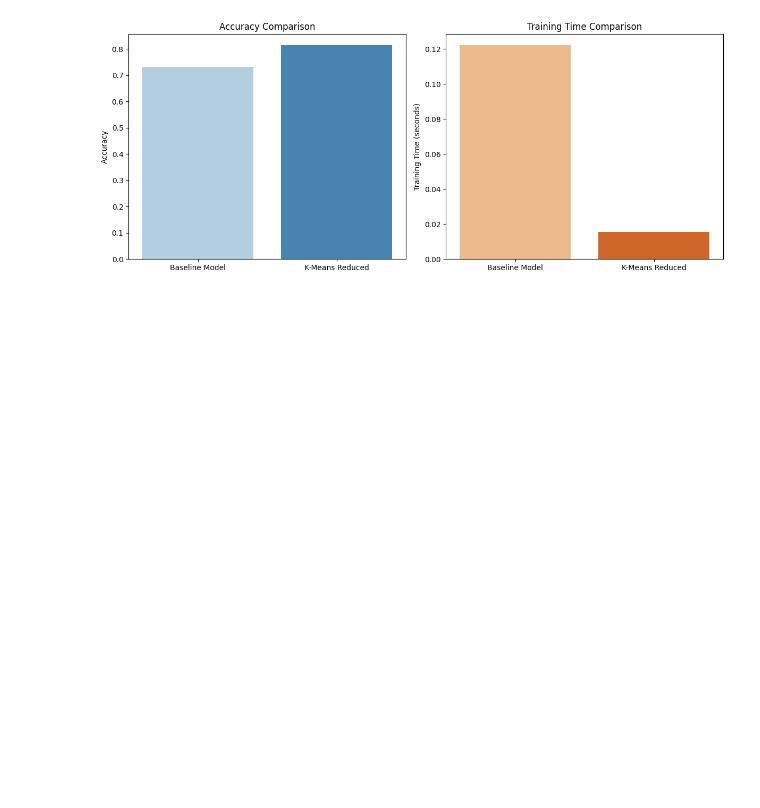
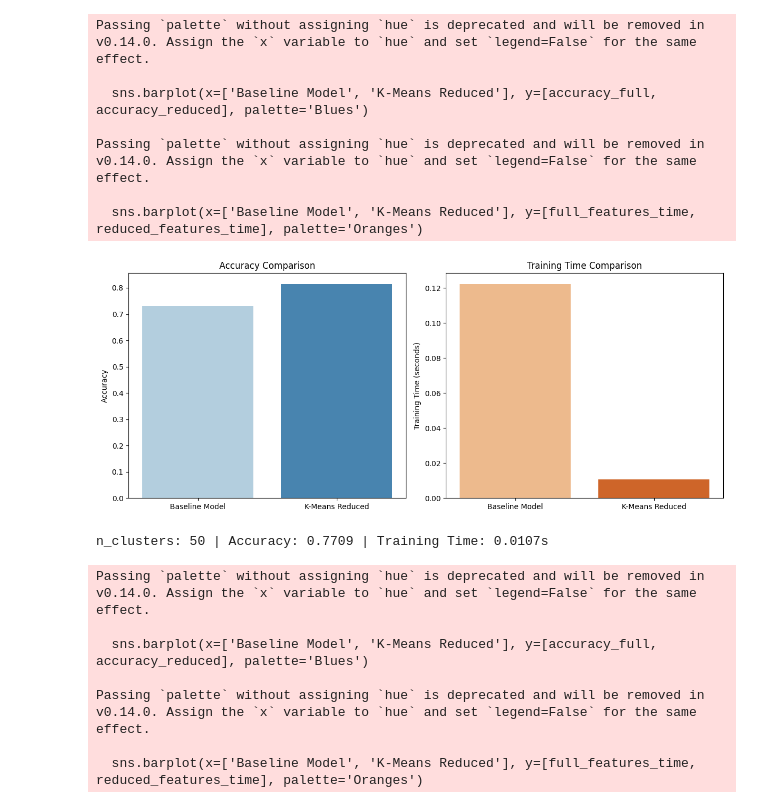
Before and after one commit to anshabrol/Human-Activity-Recognition, a Jupyter notebook: dimensionality_reduction_using_clustering.ipynb, the cells around one changed output. Drawn from its saved outputs; the diff is of its cells as text; code cells hidden in the pictures; blank space fills up the shorter version.

```diff
--- a/dimensionality_reduction_using_clustering.ipynb
+++ b/dimensionality_reduction_using_clustering.ipynb
@@ -98,33 +98,48 @@ from sklearn.metrics import accuracy_score
 import seaborn as sns
 import matplotlib.pyplot as plt
 
-# Model with reduced features using Naive Bayes
-start_time = time.time()
-classifier_pipeline_reduced = Pipeline([
-    ('classifier', GaussianNB())
-])
-classifier_pipeline_reduced.fit(X_train_reduced, y_train)
-y_pred_reduced = classifier_pipeline_reduced.predict(X_test_reduced)
-end_time = time.time()
-reduced_features_time = end_time - start_time
-accuracy_reduced = accuracy_score(y_test, y_pred_reduced)
 
+n_clusters_list = [40, 50, 60]  # Add 40 and 60 clusters
 
-# Visualization
-plt.figure(figsize=(12, 5))
+results = {}
+for n_clusters in n_clusters_list:
+    kmeans = KMeans(n_clusters=n_clusters, random_state=42, n_init=10)
+    kmeans.fit(df_scaled.T)  # Transpose to treat features as data points
+    selected_features_indices = [np.random.choice(np.where(kmeans.labels_ == i)[0]) for i in range(n_clusters)]
+    selected_features = df_scaled[:, selected_features_indices]
 
-# Accuracy Comparison
-plt.subplot(1, 2, 1)
-sns.barplot(x=['Baseline Model', 'K-Means Reduced'], y=[accuracy_full, accuracy_reduced], palette='Blues')
-plt.ylabel('Accuracy')
-plt.title('Accuracy Comparison')
+    # Split the data with reduced features
+    X_train_reduced, X_test_reduced = train_test_split(selected_features, test_size=0.2, random_state=42)
 
-# Training Time Comparison
-plt.subplot(1, 2, 2)
-sns.barplot(x=['Baseline Model', 'K-Means Reduced'], y=[full_features_time, reduced_features_time], palette='Oranges')
-plt.ylabel('Training Time (seconds)')
-plt.title('Training Time Comparison')
+    # Model with reduced features using Naive Bayes
+    start_time = time.time()
+    classifier_pipeline_reduced = Pipeline([
+        ('classifier', GaussianNB())
+    ])
+    classifier_pipeline_reduced.fit(X_train_reduced, y_train)
+    y_pred_reduced = classifier_pipeline_reduced.predict(X_test_reduced)
+    end_time = time.time()
+    reduced_features_time = end_time - start_time
+    accuracy_reduced = accuracy_score(y_test, y_pred_reduced)
+    results[n_clusters] = (accuracy_reduced, reduced_features_time)
 
-plt.tight_layout()
-plt.show()
+    print(f"n_clusters: {n_clusters} | Accuracy: {accuracy_reduced:.4f} | Training Time: {reduced_features_time:.4f}s")
+
+    # Visualization
+    plt.figure(figsize=(12, 5))
+
+    # Accuracy Comparison
+    plt.subplot(1, 2, 1)
+    sns.barplot(x=['Baseline Model', 'K-Means Reduced'], y=[accuracy_full, accuracy_reduced], palette='Blues')
+    plt.ylabel('Accuracy')
+    plt.title('Accuracy Comparison')
+
+    # Training Time Comparison
+    plt.subplot(1, 2, 2)
+    sns.barplot(x=['Baseline Model', 'K-Means Reduced'], y=[full_features_time, reduced_features_time], palette='Oranges')
+    plt.ylabel('Training Time (seconds)')
+    plt.title('Training Time Comparison')
+
+    plt.tight_layout()
+    plt.show()
 # %% [output]
@@ -138 +147,16 @@ Passing `palette` without assigning `hue` is deprecated and will be removed in v
+Passing `palette` without assigning `hue` is deprecated and will be removed in v0.14.0. Assign the `x` variable to `hue` and set `legend=False` for the same effect.
+
+  sns.barplot(x=['Baseline Model', 'K-Means Reduced'], y=[accuracy_full, accuracy_reduced], palette='Blues')
+
+Passing `palette` without assigning `hue` is deprecated and will be removed in v0.14.0. Assign the `x` variable to `hue` and set `legend=False` for the same effect.
+
+  sns.barplot(x=['Baseline Model', 'K-Means Reduced'], y=[full_features_time, reduced_features_time], palette='Oranges')
-[figure, old version]
+[figure, new version]
+n_clusters: 50 | Accuracy: 0.7709 | Training Time: 0.0107s
+Passing `palette` without assigning `hue` is deprecated and will be removed in v0.14.0. Assign the `x` variable to `hue` and set `legend=False` for the same effect.
+
+  sns.barplot(x=['Baseline Model', 'K-Means Reduced'], y=[accuracy_full, accuracy_reduced], palette='Blues')
+
+Passing `palette` without assigning `hue` is deprecated and will be removed in v0.14.0. Assign the `x` variable to `hue` and set `legend=False` for the same effect.
+
+  sns.barplot(x=['Baseline Model', 'K-Means Reduced'], y=[full_features_time, reduced_features_time], palette='Oranges')
```
Also changed, not shown: parts of 6 cells of this notebook.
